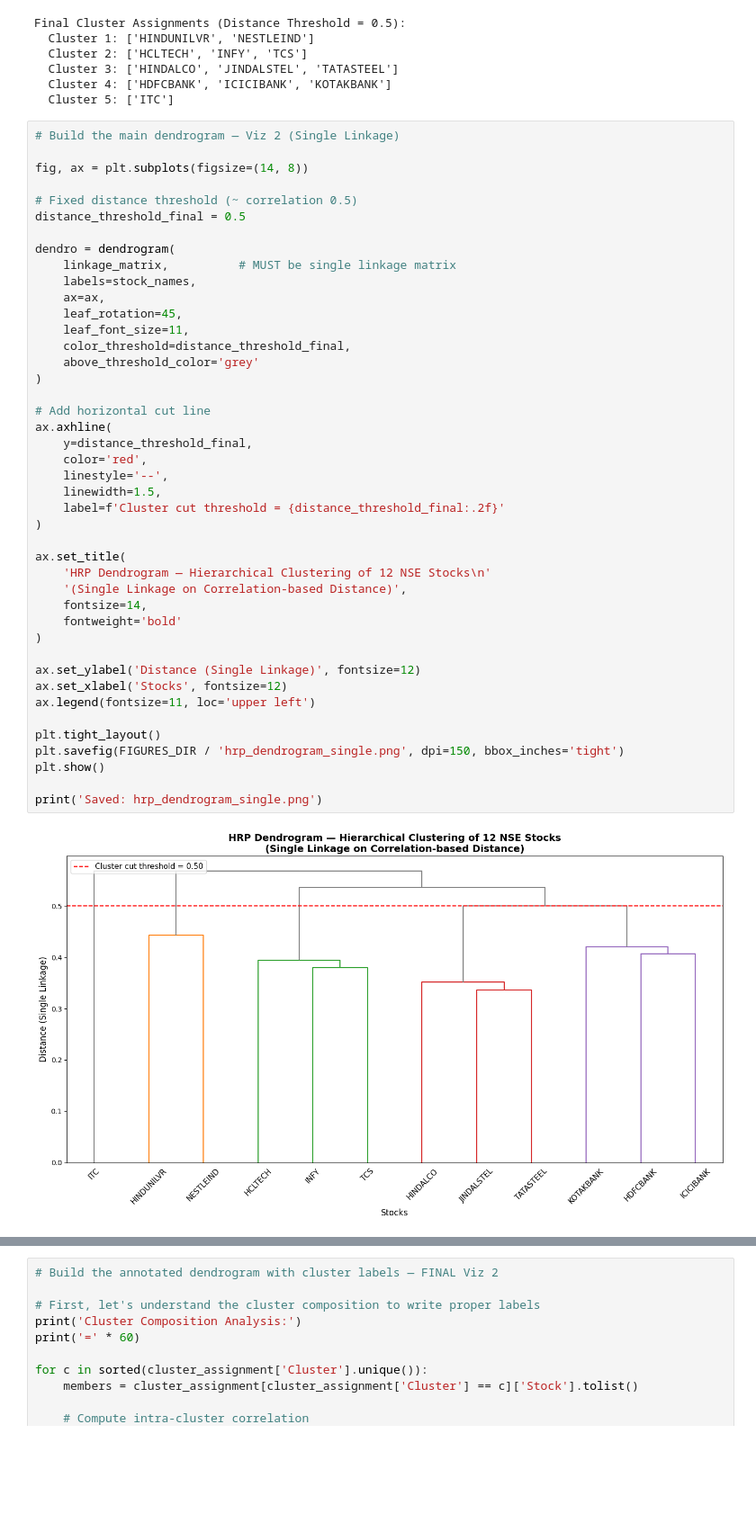
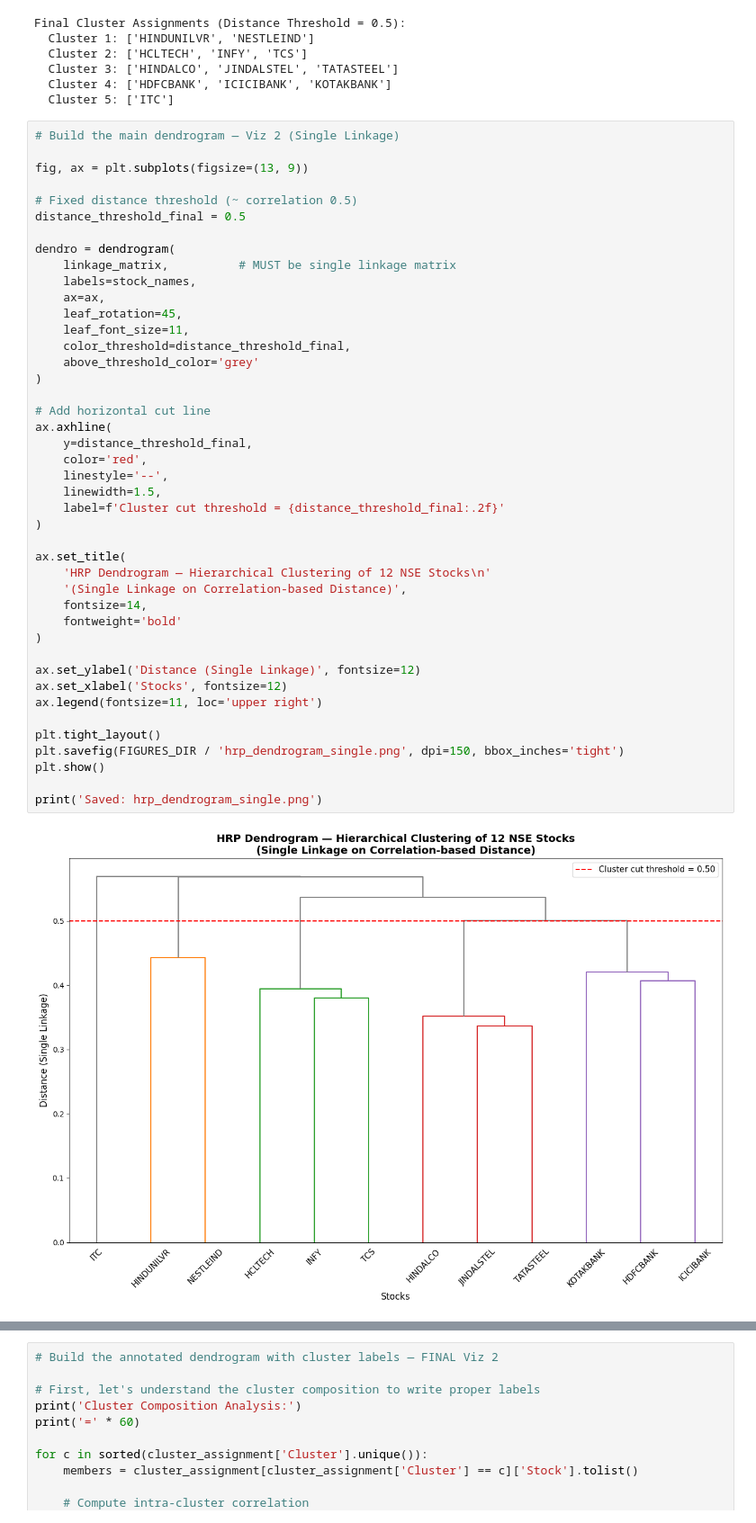
Before and after one commit to usnaveen/DA6701-Data-Science-and-AI-in-Finance, a Jupyter notebook: Assignment3/assignment3_part2/src/Person3_HRP_Data_and_Clustering.ipynb, the cells around one changed output, grey strips where cells are left out. Shown at 90% size. Cells and saved outputs as stored; diff of their text form; blank space fills up the shorter version.

```diff
--- a/Assignment3/assignment3_part2/src/Person3_HRP_Data_and_Clustering.ipynb
+++ b/Assignment3/assignment3_part2/src/Person3_HRP_Data_and_Clustering.ipynb
@@ -455,7 +454,7 @@ Final Cluster Assignments (Distance Threshold = 0.5):
 # %%
 # Build the main dendrogram — Viz 2 (Single Linkage)
 
-fig, ax = plt.subplots(figsize=(14, 8))
+fig, ax = plt.subplots(figsize=(13, 9))
 
 # Fixed distance threshold (~ correlation 0.5)
 distance_threshold_final = 0.5
@@ -468,35 +467,35 @@ dendro = dendrogram(
     leaf_font_size=11,
     color_threshold=distance_threshold_final,
     above_threshold_color='grey'
 )
 
 # Add horizontal cut line
 ax.axhline(
     y=distance_threshold_final,
     color='red',
     linestyle='--',
     linewidth=1.5,
     label=f'Cluster cut threshold = {distance_threshold_final:.2f}'
 )
 
 ax.set_title(
     'HRP Dendrogram — Hierarchical Clustering of 12 NSE Stocks\n'
     '(Single Linkage on Correlation-based Distance)',
     fontsize=14,
     fontweight='bold'
 )
 
 ax.set_ylabel('Distance (Single Linkage)', fontsize=12)
 ax.set_xlabel('Stocks', fontsize=12)
-ax.legend(fontsize=11, loc='upper left')
+ax.legend(fontsize=11, loc='upper right')
 
 plt.tight_layout()
 plt.savefig(FIGURES_DIR / 'hrp_dendrogram_single.png', dpi=150, bbox_inches='tight')
 plt.show()
 
 print('Saved: hrp_dendrogram_single.png')
 # %% [output]
-[figure, old version]
+[figure, new version]
 Saved: hrp_dendrogram_single.png
 # %%
 # Build the annotated dendrogram with cluster labels — FINAL Viz 2
```
Also changed, not shown: parts of 21 cells of this notebook, 11 other files.
